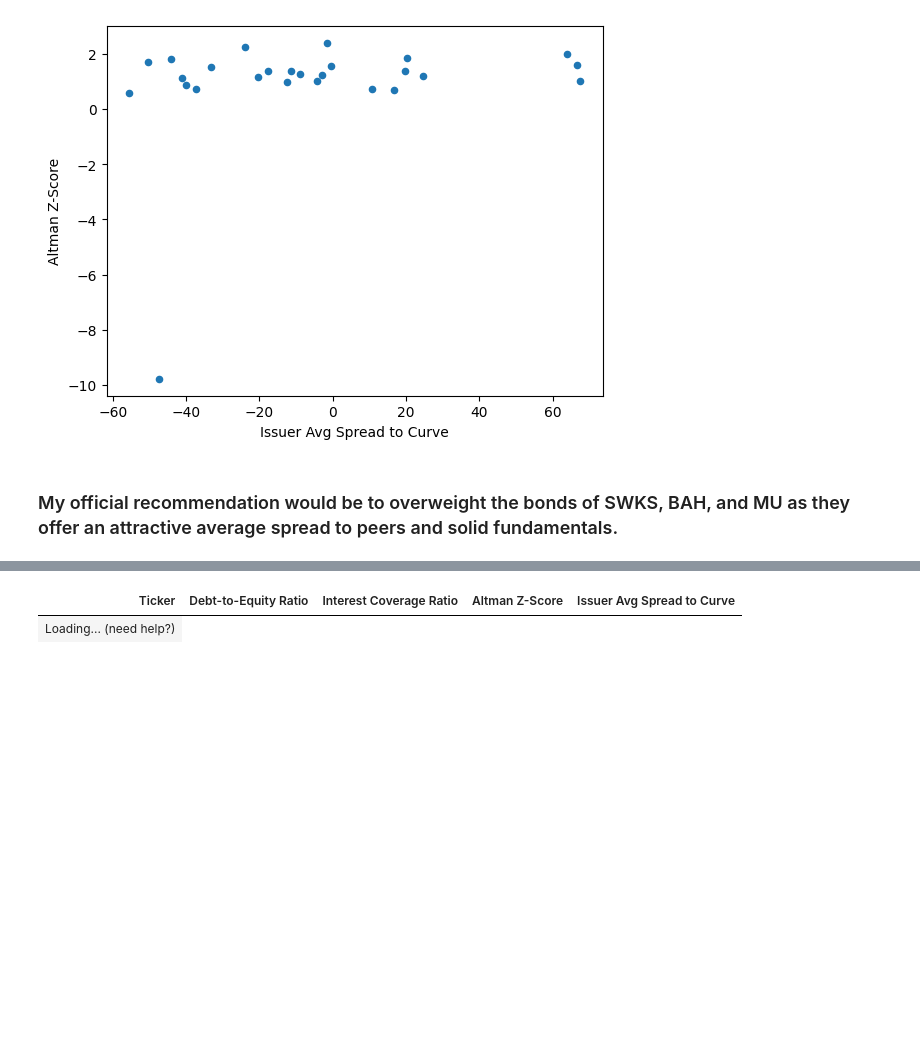
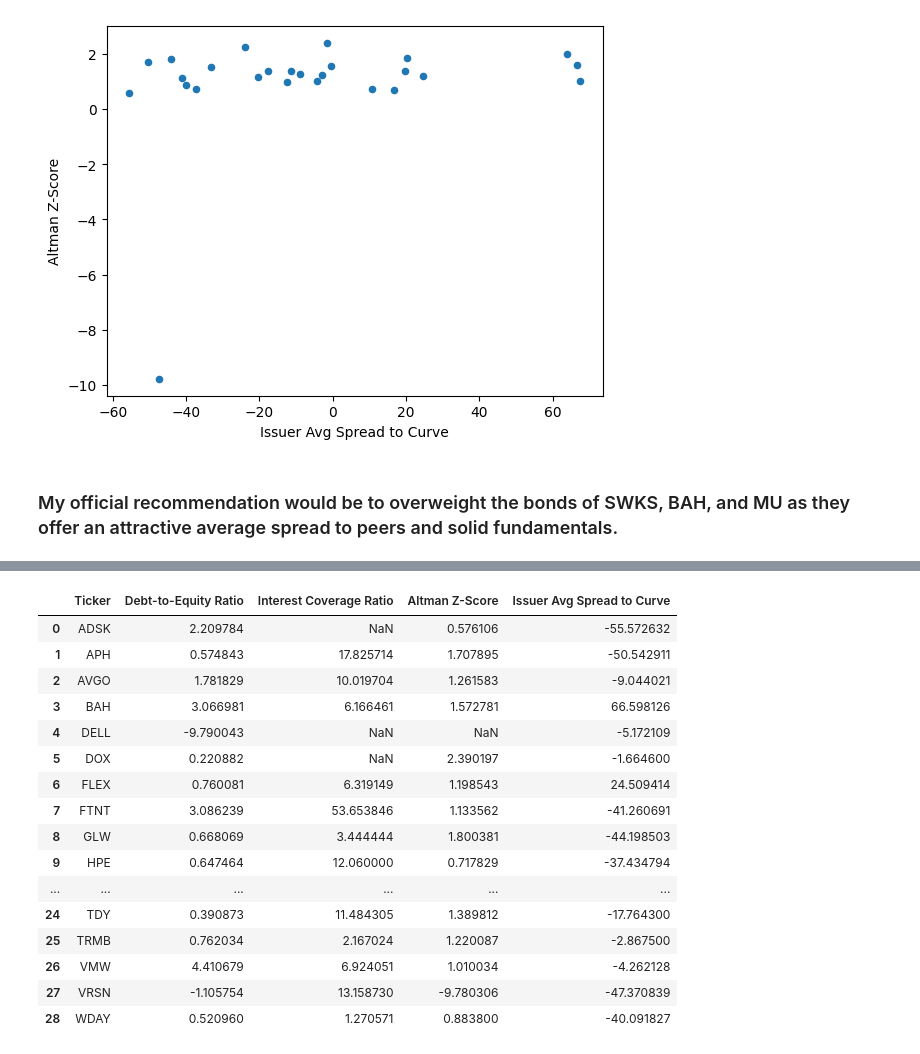
Before and after one commit to thestockman27/Credit-Project, a Jupyter notebook: Credit Model.ipynb, the cells around one changed output, grey strips where cells are left out. Saved outputs shown, nothing was run; the diff lists cells and outputs as text; code cells hidden in the pictures; blank space fills up the shorter version.

```diff
--- a/Credit Model.ipynb
+++ b/Credit Model.ipynb
@@ -278,7 +278,7 @@ credit_quality_df2.plot.scatter(x='Issuer Avg Spread to Curve', y ='Altman Z-Sco
 ### My official recommendation would be to overweight the bonds of SWKS, BAH, and MU as they offer an attractive average spread to peers and solid fundamentals.
 # %%
 from itables import init_notebook_mode
-init_notebook_mode(all_interactive=True)
+init_notebook_mode(connected=True)
 
 # Step 2: Create a DataFrame with sample data
 data = credit_quality_df2.copy()
@@ -291,2 +289,17 @@ df
-| Ticker | Debt-to-Equity Ratio | Interest Coverage Ratio | Altman Z-Score | Issuer Avg Spread to Curve |
-| Loading... (need help?) |
+|  | Ticker | Debt-to-Equity Ratio | Interest Coverage Ratio | Altman Z-Score | Issuer Avg Spread to Curve |
+| 0 | ADSK | 2.209784 | NaN | 0.576106 | -55.572632 |
+| 1 | APH | 0.574843 | 17.825714 | 1.707895 | -50.542911 |
+| 2 | AVGO | 1.781829 | 10.019704 | 1.261583 | -9.044021 |
+| 3 | BAH | 3.066981 | 6.166461 | 1.572781 | 66.598126 |
+| 4 | DELL | -9.790043 | NaN | NaN | -5.172109 |
+| 5 | DOX | 0.220882 | NaN | 2.390197 | -1.664600 |
+| 6 | FLEX | 0.760081 | 6.319149 | 1.198543 | 24.509414 |
+| 7 | FTNT | 3.086239 | 53.653846 | 1.133562 | -41.260691 |
+| 8 | GLW | 0.668069 | 3.444444 | 1.800381 | -44.198503 |
+| 9 | HPE | 0.647464 | 12.060000 | 0.717829 | -37.434794 |
+| ... | ... | ... | ... | ... | ... |
+| 24 | TDY | 0.390873 | 11.484305 | 1.389812 | -17.764300 |
+| 25 | TRMB | 0.762034 | 2.167024 | 1.220087 | -2.867500 |
+| 26 | VMW | 4.410679 | 6.924051 | 1.010034 | -4.262128 |
+| 27 | VRSN | -1.105754 | 13.158730 | -9.780306 | -47.370839 |
+| 28 | WDAY | 0.520960 | 1.270571 | 0.883800 | -40.091827 |
```
Also changed, not shown: parts of 1 cell of this notebook.
